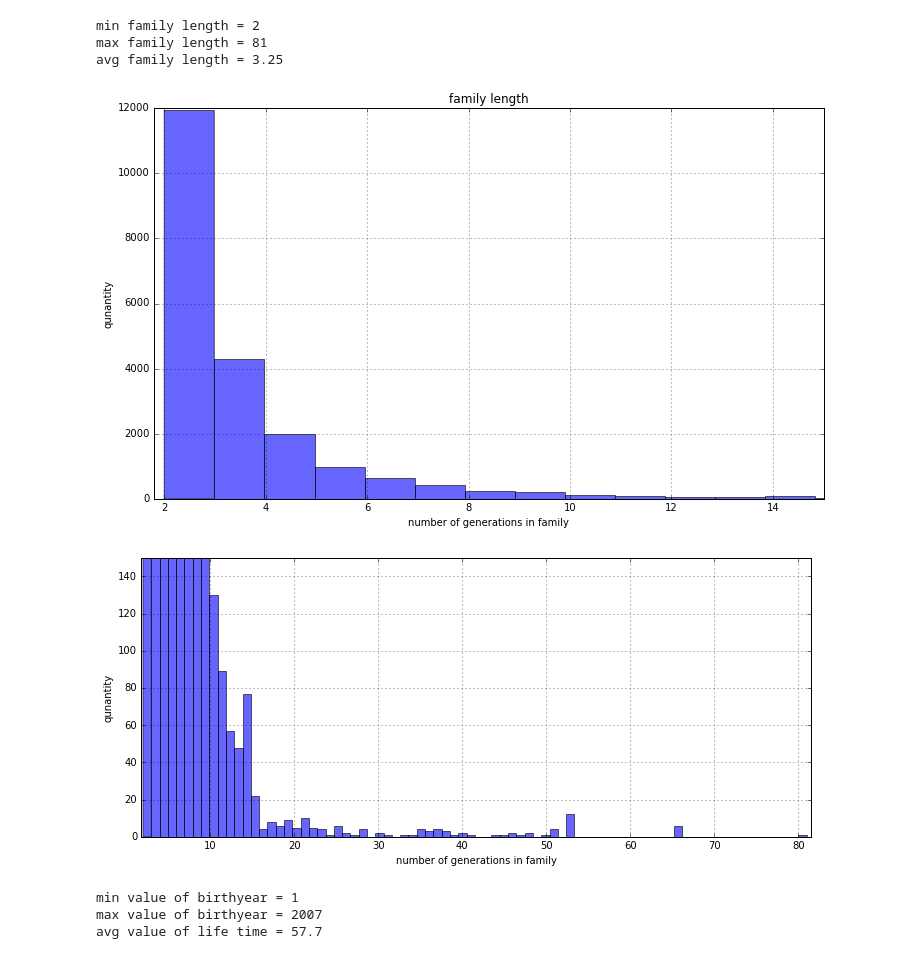
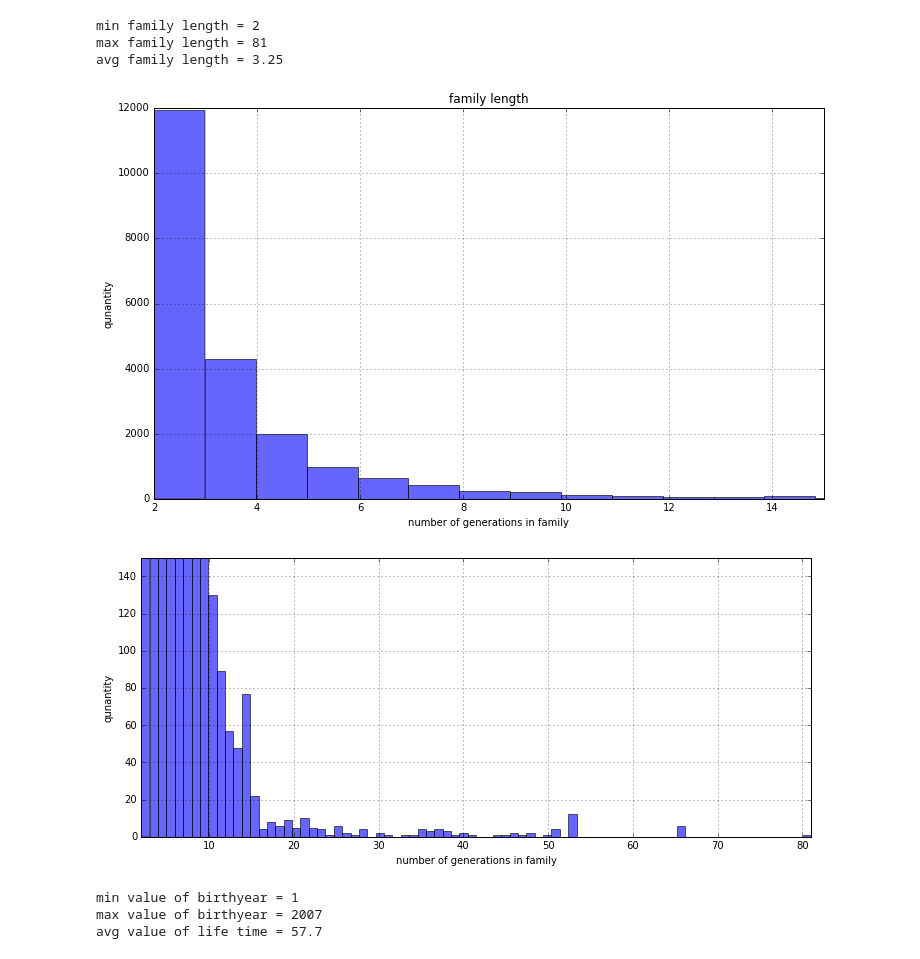
Before and after one commit to ale3otik/MIPT-2016-Stochastic-process, a Jupyter notebook: task1/t1_Zotov_Alexey_497.ipynb, the cells around one changed output. Cells and saved outputs as stored; diff of their text form; code cells hidden in the pictures.

```diff
--- a/task1/t1_Zotov_Alexey_497.ipynb
+++ b/task1/t1_Zotov_Alexey_497.ipynb
@@ -83,25 +83,25 @@ avg family length = 3.25
 # %%
 plt.figure(figsize=(12,7))
 plt.title("family length")
 
 plt.hist(lenghts, 80, facecolor='b', alpha=0.6)
 plt.grid(True)
-plt.xlim(1.8,15)
+plt.xlim(2,15)
 plt.xlabel("number of generations in family")
 plt.ylabel("qunantity")
 plt.show()
 
 
 plt.figure(figsize=(12,5))
 plt.grid(True)
 plt.ylim(0,150)
-plt.xlim(1.8,81.5)
+plt.xlim(2,81)
 plt.xlabel("number of generations in family")
 plt.ylabel("qunantity")
 plt.hist(lenghts, 80, facecolor='b', alpha=0.6)
 plt.show()
 # %% [output]
-[figure, old version]
+[figure, new version]
 [figure]
 # %%
 # this function returns year(int) from date-info string
```
Also changed, not shown: parts of 1 cell of this notebook.
